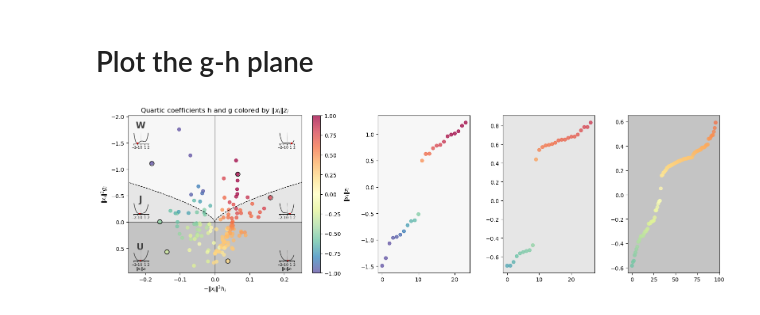
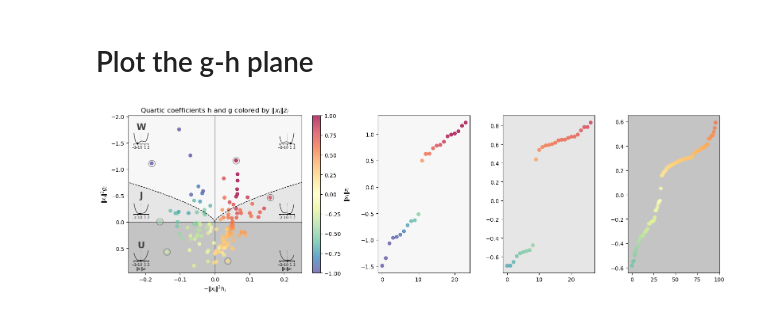
Before and after one commit to stootoon/glom-io-transform-release, a Jupyter notebook: model_fitting/explain_diag.ipynb, the cells around one changed output. Saved outputs shown, nothing was run; the diff lists cells and outputs as text; code cells hidden in the pictures.

Commit message:
Touchup insets.

```diff
--- a/model_fitting/explain_diag.ipynb
+++ b/model_fitting/explain_diag.ipynb
@@ -203,13 +203,13 @@ extreme_score = {
     "U": lambda i: yy_pl[i] + TILT_WEIGHT * np.abs(xx_pl[i]),
 }
 exemplars = {}
-for name, mask, which_ord in [("U", in_U, -1), ("J", in_J, -1), ("W", in_W, -2)]:
+for name, mask, which_ord in [("U", in_U, {"L":-1,"R":-1}), ("J", in_J, {"L":-1,"R":-1}), ("W", in_W, {"L":-2,"R":-1})]:
     for side, smask in [("L", mask & (xx_pl < 0)), ("R", mask & (xx_pl > 0))]:
         idx = where(smask)[0]
         ord = argsort(extreme_score[name](idx))
-        if len(idx): exemplars[(name, side)] = idx[ord[which_ord]]
+        if len(idx): exemplars[(name, side)] = idx[ord[which_ord[side]]]
 for (name, side), wi in exemplars.items():
-    plot(xx_pl[wi], yy_pl[wi], "o", color="k", markerfacecolor="none", markersize=8)
+    plot(xx_pl[wi], yy_pl[wi], "o", color="gray", markerfacecolor="none", markersize=12,)
 xlabel("$-\|x_i\|^3 h_i$"); ylabel("$\|x_i\|^2 g_i$"); title(f"Quartic coefficients h and g colored by {which_scheme}")
 colorbar(label=which_scheme)
 ax1.set_xlim(-0.25, 0.25)
@@ -228,17 +228,19 @@ ax1.axhspan(0, yhi, color=region_shades["U"], lw=0, zorder=-2)             # U:
 ax1.fill_betweenx(yv, cx, x1, color=region_shades["J"], lw=0, zorder=-2)   # J: g < 0, right of the cusp
 ax1.fill_betweenx(yv, x0, -cx, color=region_shades["J"], lw=0, zorder=-2)  # J: g < 0, left of the cusp
 ax1.fill_betweenx(yv, -cx, cx, color=region_shades["W"], lw=0, zorder=-2)  # W: between the cusp branches
-lab_x = 0.07
-label_pos = {"W": (lab_x, 0.92), "J": (lab_x, 0.45), "U": (lab_x, 0.15)}   # axes fractions
+lab_x = 0.065
+label_pos = {"W": (lab_x+0.01, 0.91), "J": (lab_x+0.01, 0.475), "U": (lab_x+0.0125, 0.16)}   # axes fractions
 for name, (tx, ty) in label_pos.items():
     ax1.text(tx, ty, name, color=LABEL_COLOR, transform=ax1.transAxes, ha="center", fontsize=16, fontweight="bold")
 xlim(x0, x1); ylim(y0, y1)
 # Insets: floating loss quartics, two exemplars per region (one per tilt side)
-def add_loss_inset(i, xc, yc, color, sc=1.0, zmin=None, zmax=None):
+def add_loss_inset(i, xc, yc, color, sc=1.0, mincol=None,zmin=None, zmax=None):
     axi = ax1.inset_axes([xc - 0.09, yc, 0.18 * sc, 0.14*sc])
     zv = np.linspace(Q.z.min() if zmin is None else zmin/Xn[i], Q.z.max() if zmax is None else zmax/Xn[i], 100)
     axi.plot(zv*Xn[i], Q.LiFUN(i, zv), lw=1, color=color)
-    axi.plot(Q.z[i]*Xn[i], Q.LiFUN(i, Q.z[i]), "r.", markersize=4)
+    # Use the exemplar's color for the floating quartic, but make it transparent so it doesn't compete with the region background
+    mincol = "r" if mincol is None else mincol
+    axi.plot(Q.z[i]*Xn[i], Q.LiFUN(i, Q.z[i]), ".", color=mincol, markersize=4)
     axi.patch.set_alpha(0)   # transparent: just a floating quartic
     [axi.spines[s].set_visible(False) for s in ["top", "right", "left"]]
     axi.set_yticks([]); axi.set_xticks(np.arange(-2, 3, 1))
@@ -247,32 +249,34 @@ def add_loss_inset(i, xc, yc, color, sc=1.0, zmin=None, zmax=None):
     return axi
 
 # Left insets share one x position, right insets another; rows set per region:
 # W in the top corners, J just above the x-axis, U in the bottom corners.
 inset_xc = {"L": 0.12, "R": 0.96}
 f0 = (0 - y0) / (y1 - y0)              # axes-fraction height of the g = 0 line (works with inverted axis)
 inset_yc = {"W": 0.82, "J": f0 + 0.05, "U": 0.075}
 for (name, side), wi in exemplars.items():
-    axi = add_loss_inset(wi, inset_xc[side], inset_yc[name], INSET_COLOR, sc=0.5, zmin=-2, zmax=2)
+    # Set mincol to be the color the the channel selected
+    mincol = "k"
+    axi = add_loss_inset(wi, inset_xc[side], inset_yc[name], INSET_COLOR, sc=0.5, mincol=mincol, zmin=-2, zmax=2)
     axi.axvline(0, color="k", lw=0.5, alpha=0.5, ls=":")
     if name != "U":
         axi.set_xlabel(None)
         #axi.set_xticklabels([])
         # Remove the x-spine
         # axi.spines["bottom"].set_visible(False)
 
 axes = {"W": subplot(gs[0,2]),
         "J": subplot(gs[0,3]),
         "U": subplot(gs[0,4])}
 
 for name in "WJU":
     ax = axes[name]
     mask = {"W": in_W, "J": in_J, "U": in_U}[name]
     zz_sub = zz[mask]
     order = np.argsort(zz_sub)
     ax.scatter(arange(len(order)), zz_sub[order], c = color_by[0][mask][order], alpha=0.75, cmap=color_by[3], vmin=color_by[1], vmax=color_by[2])
     # Match the side-panel background to the region's gray in the phase plane
     ax.set_facecolor(region_shades[name])
 
 tight_layout()
 # %% [output]
-[figure, old version]
+[figure, new version]
```
